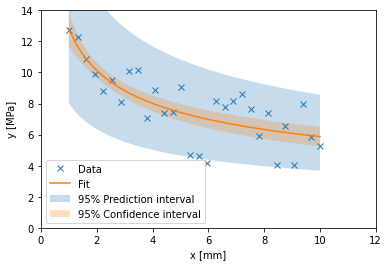
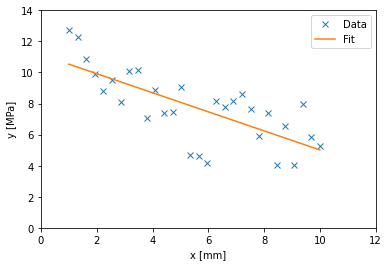
Unified diff of the notebook cell whose output changed from the first chart to the second:
--- before
+++ after
@@ -1,5 +1,4 @@
-fit = PowerlawFit(x, y, model = 'gamma')
-fit.plot(show_confidence = True, show_prediction = True, show_legend = True)
-fit.plot(show_confidence = True, show_prediction = True, show_legend = True, covariance_method = 'bootstrap')
-
-
+fit_lm = LinearFit(x, y)
+print(fit_lm.intercept)
+print(fit_lm.gradient)
+fit_lm.plot(show_confidence = True, show_prediction = True, show_legend = True)

Commit: documentation for powerlaw fitting added